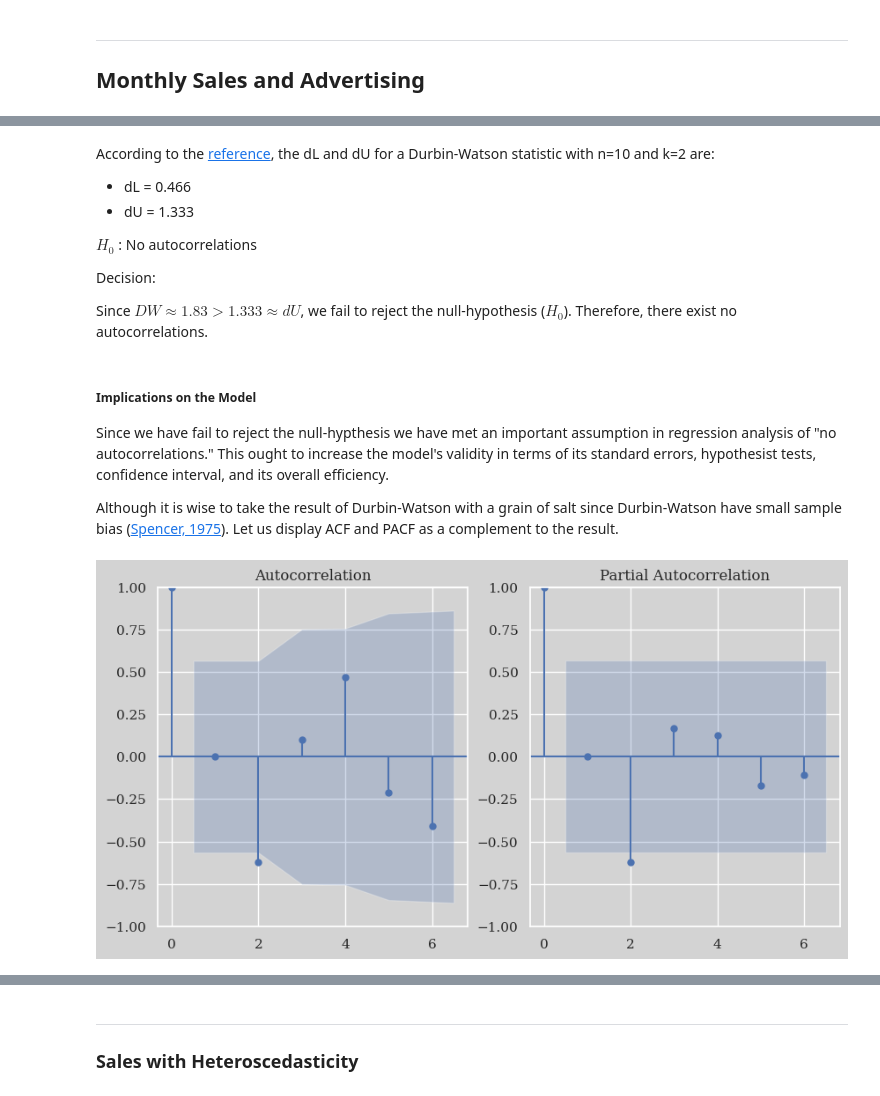
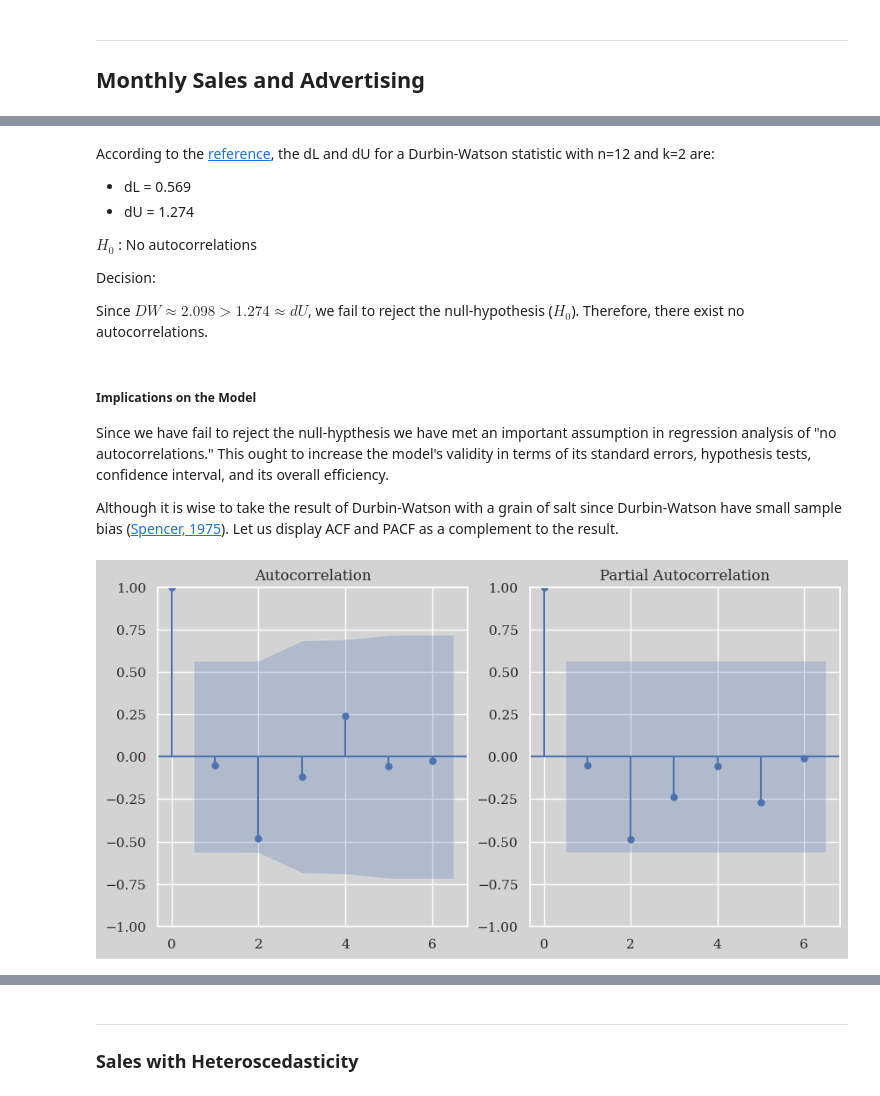
Before and after one commit to RomandRapido/APM1215-TimeSeries, a Jupyter notebook: FA1_Lansangan/FA1_Lansangan.ipynb, the cells around one changed output, grey strips where cells are left out. Drawn from its saved outputs; the diff is of its cells as text; code cells hidden in the pictures.

```diff
--- a/FA1_Lansangan/FA1_Lansangan.ipynb
+++ b/FA1_Lansangan/FA1_Lansangan.ipynb
@@ -535,29 +537,29 @@ Durbin-Watson statistic: 1.826558648618579
 # %% [markdown]
 According to the [reference](https://www3.nd.edu/~wevans1/econ30331/durbin_watson_tables.pdf
-), the dL and dU for a Durbin-Watson statistic with n=10 and k=2 are:
-- dL = 0.466
-- dU = 1.333
+), the dL and dU for a Durbin-Watson statistic with n=12 and k=2 are:
+- dL = 0.569
+- dU = 1.274
 
 $H_0$ : No autocorrelations
 
 Decision:
 
-Since $DW \approx 1.83 > 1.333 \approx dU$, we fail to reject the null-hypothesis ($H_0$). Therefore, there exist no autocorrelations.
+Since $DW \approx 2.098 > 1.274 \approx dU$, we fail to reject the null-hypothesis ($H_0$). Therefore, there exist no autocorrelations.
 # %% [markdown]
 ##### Implications on the Model
-Since we have fail to reject the null-hypthesis we have met an important assumption in regression analysis of "no autocorrelations." This ought to increase the model's validity in terms of its standard errors, hypothesist tests, confidence interval, and its overall efficiency.
+Since we have fail to reject the null-hypthesis we have met an important assumption in regression analysis of "no autocorrelations." This ought to increase the model's validity in terms of its standard errors, hypothesis tests, confidence interval, and its overall efficiency.
 
 Although it is wise to take the result of Durbin-Watson with a grain of salt since Durbin-Watson have small sample bias ([Spencer, 1975](https://www.sciencedirect.com/science/article/abs/pii/0304407675900342)). Let us display ACF and PACF as a complement to the result.
 # %%
 from statsmodels.graphics.tsaplots import plot_acf, plot_pacf
 
 fig, axes = plt.subplots(ncols=2, figsize=(10,5))
 
 axes = axes.flatten()
 
-plot_acf(df2[response], ax=axes[0])
+plot_acf(residuals, ax=axes[0])
 
-plot_pacf(df2[response], ax=axes[1]);
+plot_pacf(residuals, ax=axes[1]);
 # %% [output]
-[figure, old version]
+[figure, new version]
 # %% [markdown]
```
Also changed, not shown: parts of 50 cells of this notebook, 9 other files.
